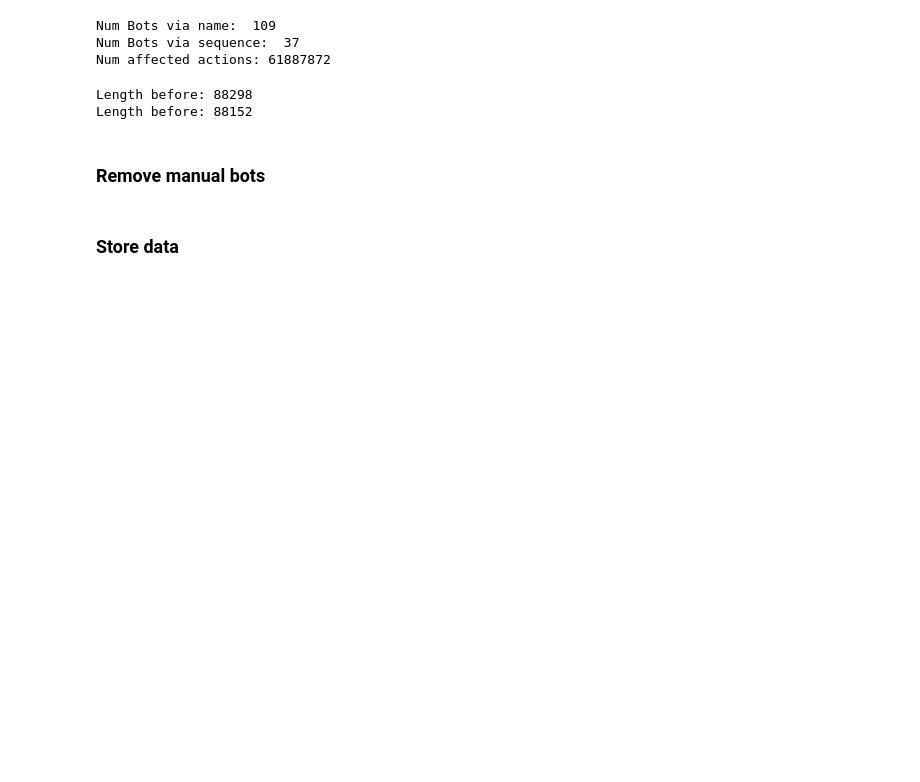
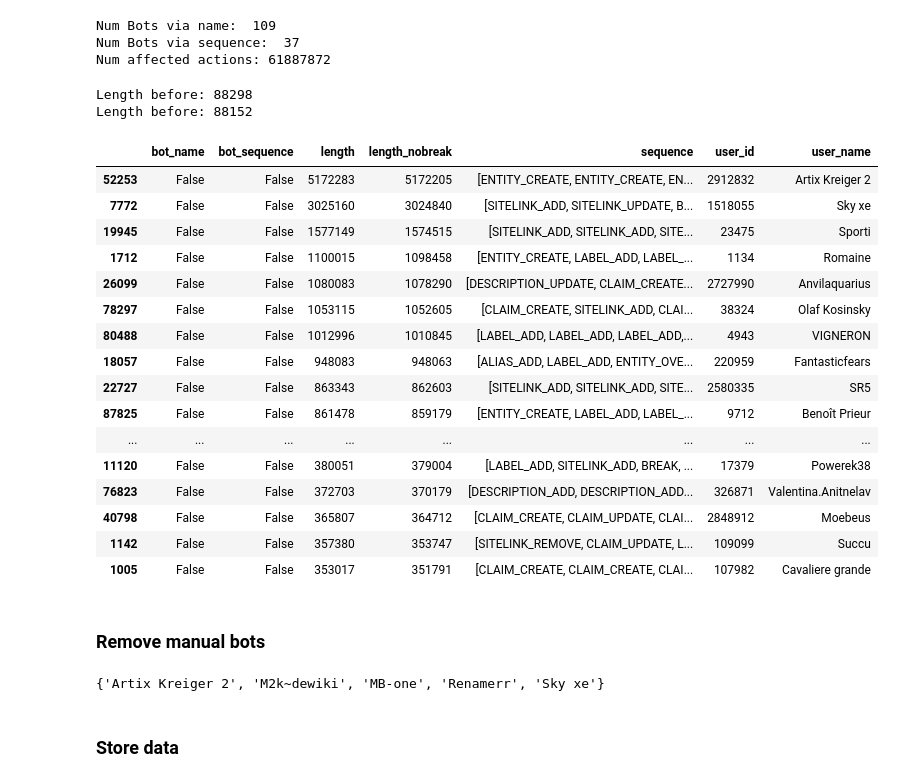
Before and after one commit to pkasper/ontology_roles, a Jupyter notebook: [wikidata]004_create_sequences.ipynb, the cells around one changed output. Drawn from its saved outputs; the diff is of its cells as text; code cells hidden in the pictures; blank space fills up the shorter version.

```diff
--- a/[wikidata]004_create_sequences.ipynb
+++ b/[wikidata]004_create_sequences.ipynb
@@ -160,9 +160,30 @@ Length before: 88298
 Length before: 88152
 # %%
 #list the most active users
-display(df_user.sort_values("length_nobreak", ascending=False).head())
+display(df_user.sort_values("length_nobreak", ascending=False).head(40))
+# %% [output]
+|  | bot_name | bot_sequence | length | length_nobreak | sequence | user_id | user_name |
+| 52253 | False | False | 5172283 | 5172205 | [ENTITY_CREATE, ENTITY_CREATE, EN... | 2912832 | Artix Kreiger 2 |
+| 7772 | False | False | 3025160 | 3024840 | [SITELINK_ADD, SITELINK_UPDATE, B... | 1518055 | Sky xe |
+| 19945 | False | False | 1577149 | 1574515 | [SITELINK_ADD, SITELINK_ADD, SITE... | 23475 | Sporti |
+| 1712 | False | False | 1100015 | 1098458 | [ENTITY_CREATE, LABEL_ADD, LABEL_... | 1134 | Romaine |
+| 26099 | False | False | 1080083 | 1078290 | [DESCRIPTION_UPDATE, CLAIM_CREATE... | 2727990 | Anvilaquarius |
+| 78297 | False | False | 1053115 | 1052605 | [CLAIM_CREATE, SITELINK_ADD, CLAI... | 38324 | Olaf Kosinsky |
+| 80488 | False | False | 1012996 | 1010845 | [LABEL_ADD, LABEL_ADD, LABEL_ADD,... | 4943 | VIGNERON |
+| 18057 | False | False | 948083 | 948063 | [ALIAS_ADD, LABEL_ADD, ENTITY_OVE... | 220959 | Fantasticfears |
+| 22727 | False | False | 863343 | 862603 | [SITELINK_ADD, SITELINK_ADD, SITE... | 2580335 | SR5 |
+| 87825 | False | False | 861478 | 859179 | [ENTITY_CREATE, LABEL_ADD, LABEL_... | 9712 | Benoît Prieur |
+| ... | ... | ... | ... | ... | ... | ... | ... |
+| 11120 | False | False | 380051 | 379004 | [LABEL_ADD, SITELINK_ADD, BREAK, ... | 17379 | Powerek38 |
+| 76823 | False | False | 372703 | 370179 | [DESCRIPTION_ADD, DESCRIPTION_ADD... | 326871 | Valentina.Anitnelav |
+| 40798 | False | False | 365807 | 364712 | [CLAIM_CREATE, CLAIM_UPDATE, CLAI... | 2848912 | Moebeus |
+| 1142 | False | False | 357380 | 353747 | [SITELINK_REMOVE, CLAIM_UPDATE, L... | 109099 | Succu |
+| 1005 | False | False | 353017 | 351791 | [CLAIM_CREATE, CLAIM_CREATE, CLAI... | 107982 | Cavaliere grande |
 # %% [markdown]
 ### Remove manual bots
 # %%
-bot_file = os.path.join(cfg.get("directory", "dataset"), cfg.get("dataset", "wikidata_aux"), "[BOTS]manual.txt")
-print(bot_file)
+with open(os.path.join(cfg.get("directory", "dataset"), cfg.get("dataset", "wikidata_aux"), "[BOTS]manual.txt"), "r") as bot_file:
+    bots = set([x.strip() for x in bot_file.readlines()])
+bots
+# %% [output]
+{'Artix Kreiger 2', 'M2k~dewiki', 'MB-one', 'Renamerr', 'Sky xe'}
```
Also changed, not shown: parts of 4 cells of this notebook.
